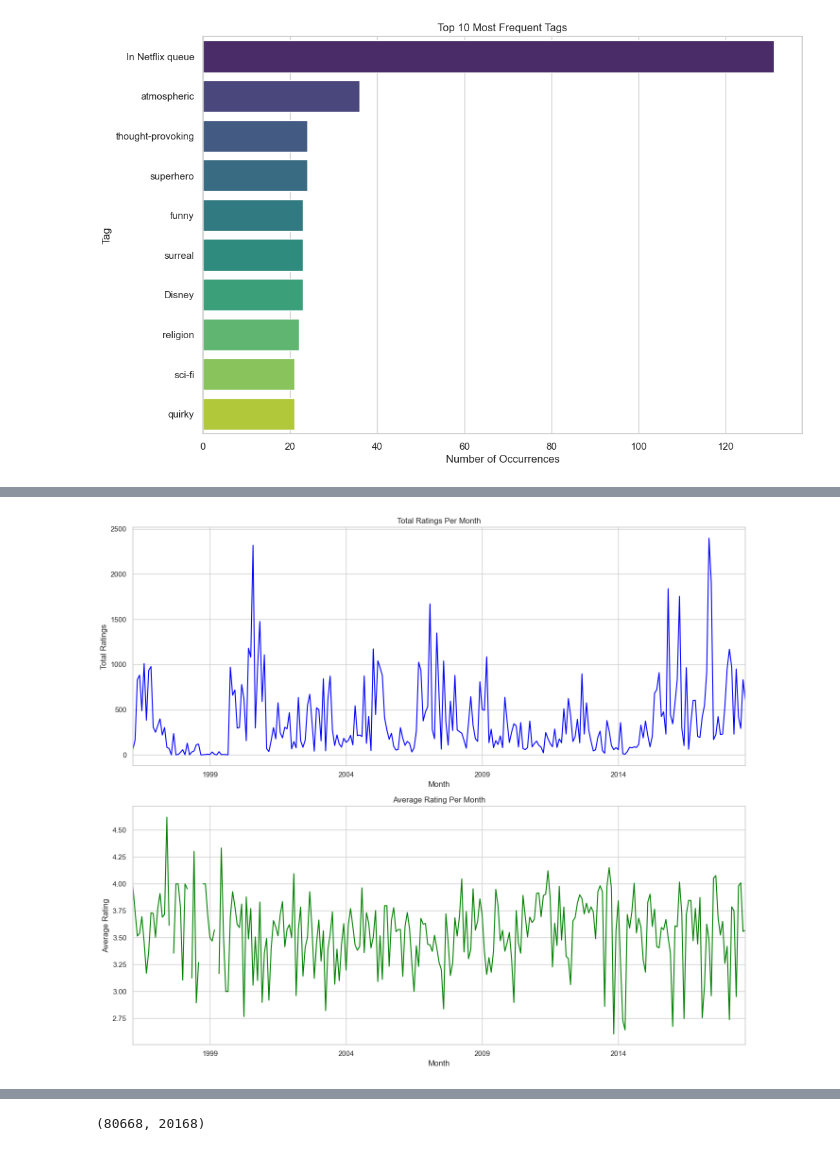
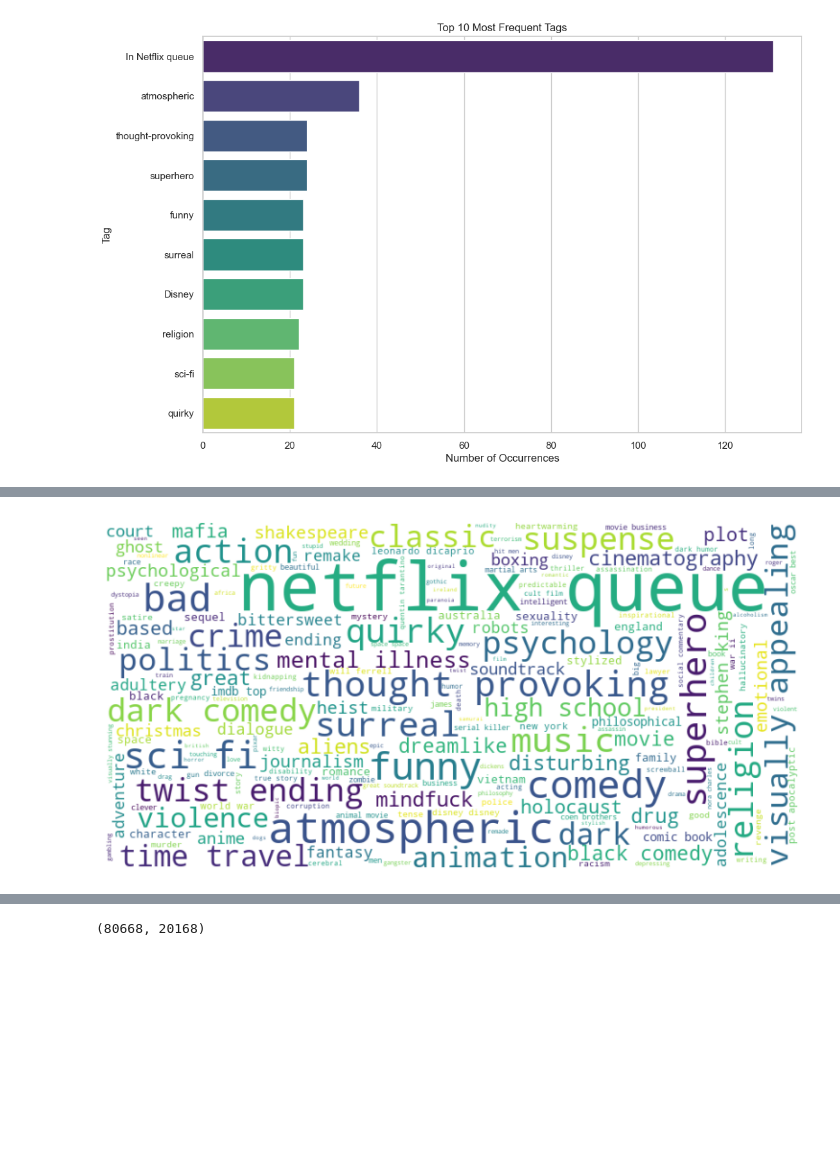
Before and after one commit to diatt17/mrp_masters, a Jupyter notebook: mrp_project.ipynb, the cells around one changed output, grey strips where cells are left out. Saved outputs shown, nothing was run; the diff lists cells and outputs as text; code cells hidden in the pictures; blank space fills up the shorter version.

```diff
--- a/mrp_project.ipynb
+++ b/mrp_project.ipynb
@@ -195,30 +232,16 @@ user_interaction_stats
-# %%
-# Ensure the 'timestamp' column is converted to datetime format for temporal analysis
-ratings_df['datetime'] = pd.to_datetime(ratings_df['timestamp'], unit='s')
-
-# Aggregate total number of ratings and average ratings per month
-ratings_per_month = ratings_df.groupby(pd.Grouper(key='datetime', freq='M')).agg({
-    'rating': ['count', 'mean']
-}).rename(columns={'count': 'Total Ratings', 'mean': 'Average Rating'})
-
-# Aggregate total number of ratings and average ratings per year
-ratings_per_year = ratings_df.groupby(pd.Grouper(key='datetime', freq='Y')).agg({
-    'rating': ['count', 'mean']
-}).rename(columns={'count': 'Total Ratings', 'mean': 'Average Rating'})
-
-# Plotting the results
-fig, ax = plt.subplots(2, 1, figsize=(14, 12))
-
-# Monthly ratings
-ratings_per_month['rating']['Total Ratings'].plot(ax=ax[0], title='Total Ratings Per Month', color='blue')
-ax[0].set_xlabel('Month')
-ax[0].set_ylabel('Total Ratings')
-
-ratings_per_month['rating']['Average Rating'].plot(ax=ax[1], title='Average Rating Per Month', color='green')
-ax[1].set_xlabel('Month')
-ax[1].set_ylabel('Average Rating')
-
-plt.tight_layout()
-plt.show()
-# %% [output]
-[figure, removed]
+# %%
+tags_list = tags_df['tag'].tolist()
+
+# Convert list to a single string for word cloud generation
+all_tags = ' '.join(tags_list).lower()
+
+# Generate the word cloud
+wordcloud = WordCloud(width=800, height=400, background_color='white').generate(all_tags)
+
+# Display the word cloud using matplotlib
+plt.figure(figsize=(10, 5))
+plt.imshow(wordcloud, interpolation='bilinear')
+plt.axis('off')
+plt.show()
+# %% [output]
+[figure, added]
```
Also changed, not shown: parts of 31 cells of this notebook, 2 other files.
